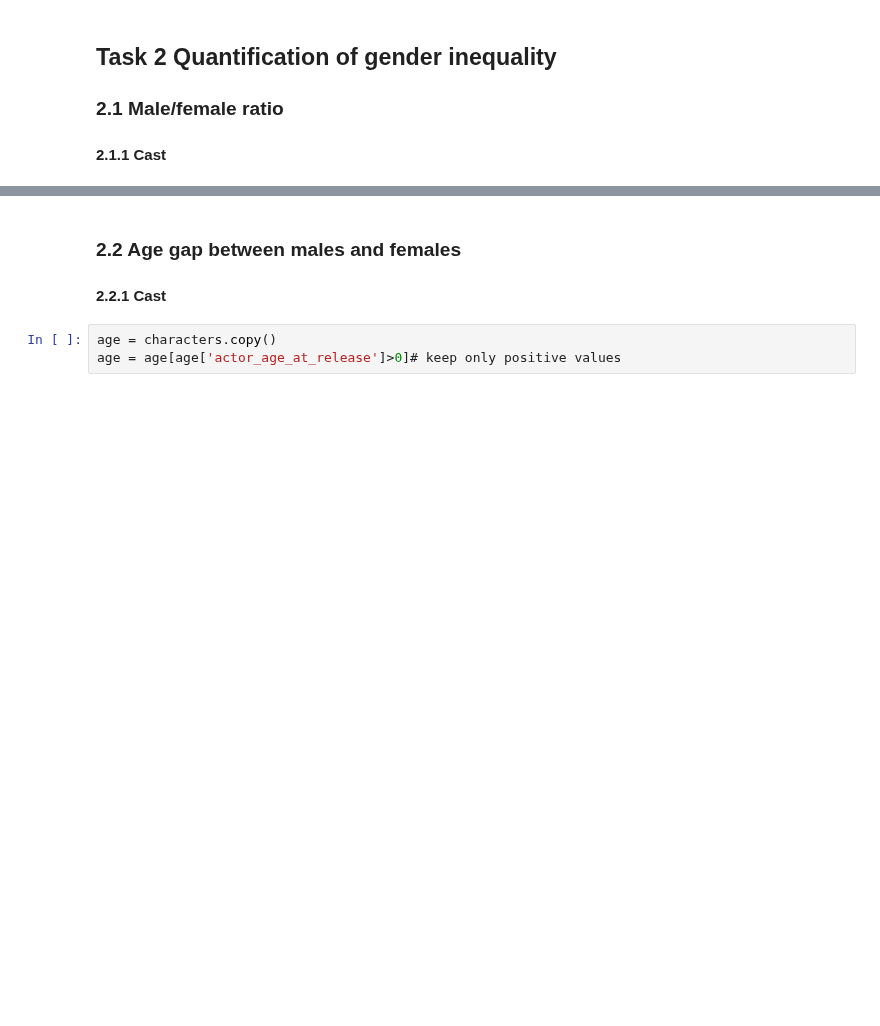
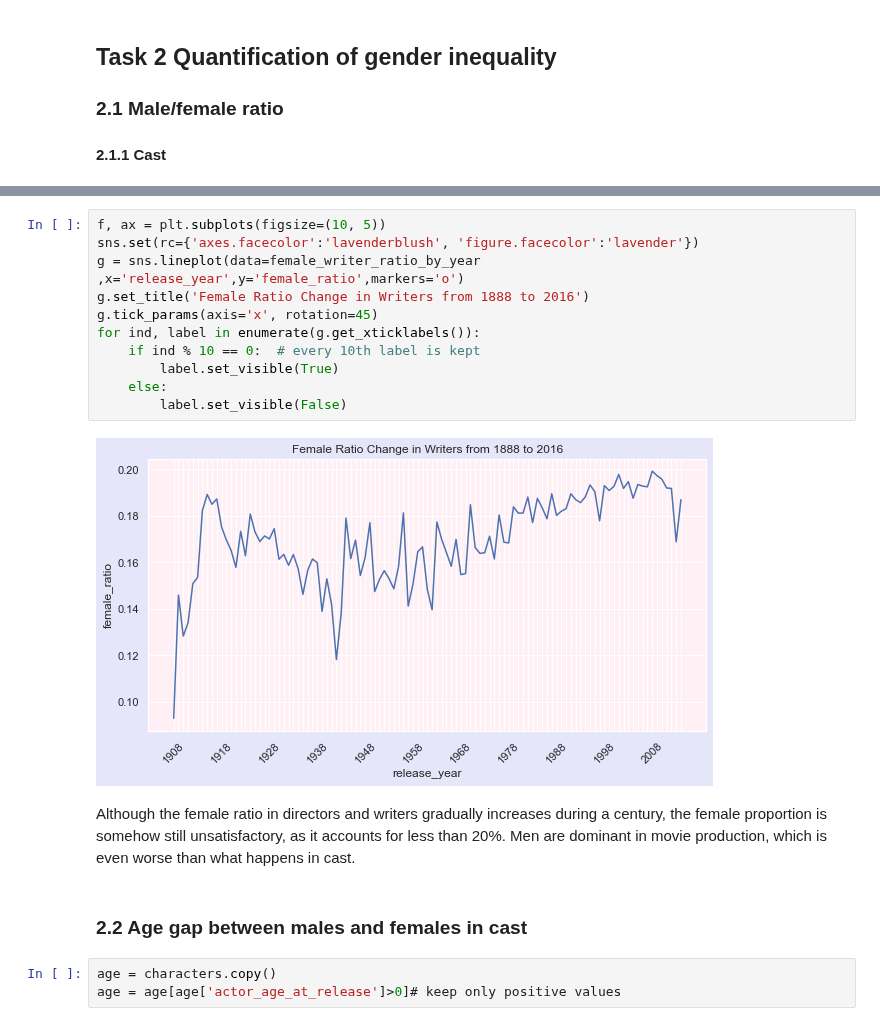
Before and after one commit to epfl-ada/ada-2022-project-yiyisoda, a Jupyter notebook: milestone_2.ipynb, the cells around one changed output, grey strips where cells are left out. Drawn from its saved outputs; the diff is of its cells as text; blank space fills up the shorter version.

```diff
--- a/milestone_2.ipynb
+++ b/milestone_2.ipynb
@@ -318,6 +389,20 @@ for ind, label in enumerate(g.get_xticklabels()):
+# %%
+f, ax = plt.subplots(figsize=(10, 5))
+sns.set(rc={'axes.facecolor':'lavenderblush', 'figure.facecolor':'lavender'})
+g = sns.lineplot(data=female_writer_ratio_by_year ,x='release_year',y='female_ratio',markers='o')
+g.set_title('Female Ratio Change in Writers from 1888 to 2016')
+g.tick_params(axis='x', rotation=45)
+for ind, label in enumerate(g.get_xticklabels()):
+    if ind % 10 == 0:  # every 10th label is kept
+        label.set_visible(True)
+    else:
+        label.set_visible(False)
+# %% [output]
+[figure, added]
+# %% [markdown]
+Although the female ratio in directors and writers gradually increases during a century, the female proportion is somehow still unsatisfactory, as it accounts for less than 20%. Men are dominant in movie production, which is even worse than what happens in cast.
 # %% [markdown]
-###  2.2 Age gap between males and females
-#### 2.2.1 Cast
+###  2.2 Age gap between males and females in cast
 # %%
 age = characters.copy()
 age = age[age['actor_age_at_release']>0]# keep only positive values
```
Also changed, not shown: parts of 31 cells of this notebook.
